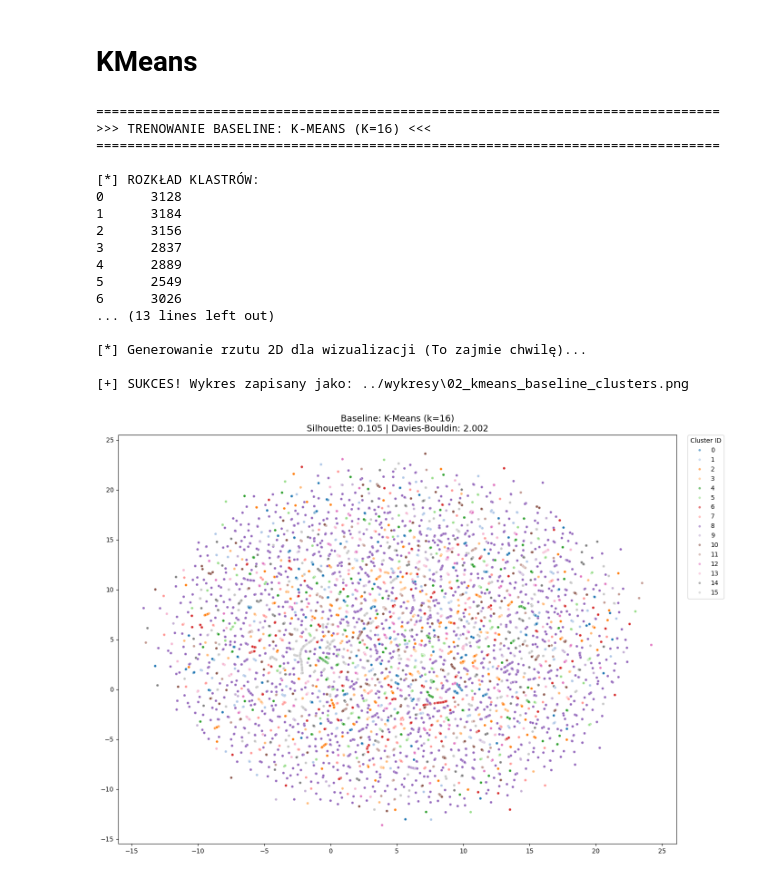
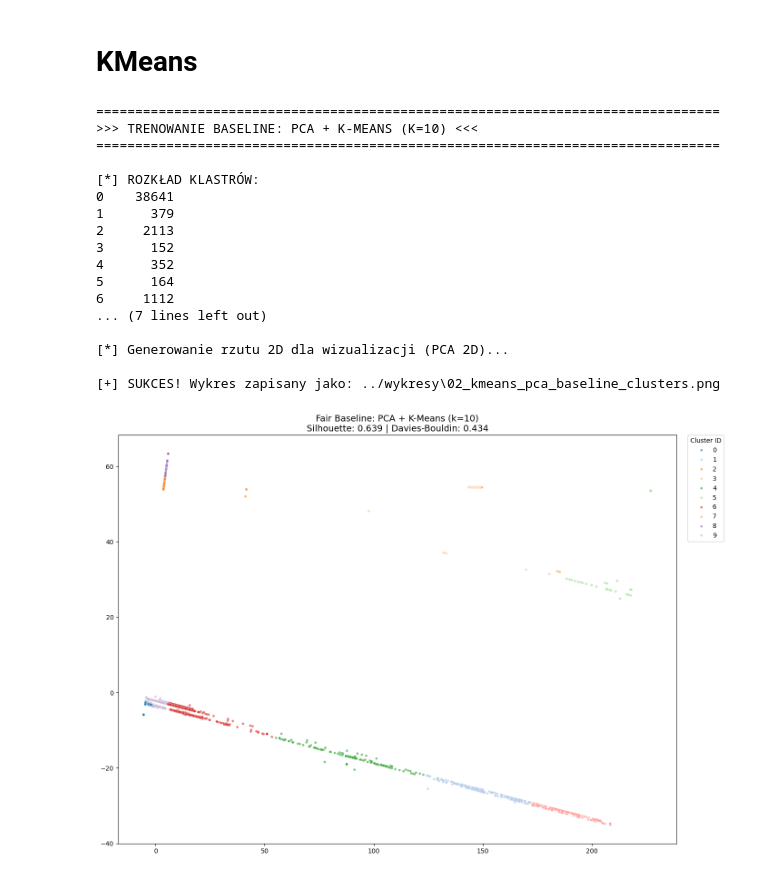
Before and after one commit to GITsciula/semi-supervised-honeypot-ml, a Jupyter notebook: notatniki/01_KMeans_Baseline.ipynb, the cells around one changed output. Cells and saved outputs as stored; diff of their text form; code cells hidden in the pictures.

Commit message:
Zmiana w KMeans (baseline PCA), Zapis UMAP w HDBSCAN, wyczyszczenie wykresów

```diff
--- a/notatniki/01_KMeans_Baseline.ipynb
+++ b/notatniki/01_KMeans_Baseline.ipynb
@@ -347,21 +341,18 @@ import matplotlib.pyplot as plt
 import seaborn as sns
 from sklearn.cluster import KMeans
 from sklearn.metrics import davies_bouldin_score, silhouette_score
-import umap.umap_ as umap
+from sklearn.decomposition import PCA
 
-# Wyciszamy ostrzeżenia scikit-learn i UMAP
-warnings.filterwarnings('ignore', message='.*n_jobs value.*')
 warnings.filterwarnings("ignore", category=UserWarning, module="sklearn.cluster._kmeans")
 
-# >>> TWOJA DECYZJA BADAWCZA: KOMPROMIS K=15 <<<
-CHOSEN_K = 16
+CHOSEN_K = 10
 print("="*80)
-print(f">>> TRENOWANIE BASELINE: K-MEANS (K={CHOSEN_K}) <<<")
+print(f">>> TRENOWANIE BASELINE: PCA + K-MEANS (K={CHOSEN_K}) <<<")
 print("="*80)
 
-# Trenujemy na 10-wymiarowej macierzy UMAP
+# Trenujemy na 10-wymiarowej macierzy PCA
 kmeans = KMeans(n_clusters=CHOSEN_K, random_state=42, n_init=10)
-labels_kmeans = kmeans.fit_predict(X_train_umap)
+labels_kmeans = kmeans.fit_predict(X_train_pca)
 
 print("\n[*] ROZKŁAD KLASTRÓW:")
 cluster_counts = pd.Series(labels_kmeans).value_counts().sort_index()
@@ -369,57 +360,56 @@ print(cluster_counts)
 print("-" * 30)
 
 # Metryki oceny klastrowania
-db_score = davies_bouldin_score(X_train_umap, labels_kmeans)
+db_score = davies_bouldin_score(X_train_pca, labels_kmeans)
 print(f"[+] Davies-Bouldin Index: {db_score:.4f} (Im mniej, tym lepiej - ocenia rozproszenie)")
 
-# Próbka dla Silhouette (aby nie zabić RAM-u)
-idx = np.random.choice(len(X_train_umap), min(10000, len(X_train_umap)), replace=False)
-sil_km = silhouette_score(X_train_umap[idx], labels_kmeans[idx])
+# Próbka dla Silhouette
+idx = np.random.choice(len(X_train_pca), min(10000, len(X_train_pca)), replace=False)
+sil_km = silhouette_score(X_train_pca[idx], labels_kmeans[idx])
 print(f"[+] Silhouette Score:     {sil_km:.4f} (Na próbce 10k - ocenia spójność)")
 
 # Wizualizacja 2D
-print("\n[*] Generowanie rzutu 2D dla wizualizacji (To zajmie chwilę)...")
-if X_train_umap.shape[1] > 2:
-    # Dodane n_jobs=1, żeby UMAP nie krzyczał o konfliktach wielowątkowości
-    reducer_viz = umap.UMAP(n_components=2, random_state=42, init='random', n_jobs=1)
-    embedding = reducer_viz.fit_transform(X_train_umap)
+print("\n[*] Generowanie rzutu 2D dla wizualizacji (PCA 2D)...")
+if X_train_pca.shape[1] > 2:
+    reducer_viz = PCA(n_components=2, random_state=42)
+    embedding = reducer_viz.fit_transform(X_train_pca)
 else:
-    embedding = X_train_umap
+    embedding = X_train_pca
 
 plt.figure(figsize=(14, 10))
 sns.scatterplot(
     x=embedding[:, 0], y=embedding[:, 1],
     hue=labels_kmeans, palette='tab20',
     s=15, alpha=0.6, legend='full'
 )
 
-plt.title(f"Baseline: K-Means (k={CHOSEN_K})\nSilhouette: {sil_km:.3f} | Davies-Bouldin: {db_score:.3f}", fontsize=14)
+plt.title(f"Fair Baseline: PCA + K-Means (k={CHOSEN_K})\nSilhouette: {sil_km:.3f} | Davies-Bouldin: {db_score:.3f}", fontsize=14)
 plt.legend(bbox_to_anchor=(1.02, 1), loc=2, borderaxespad=0., title="Cluster ID")
 plt.tight_layout()
 
 # Zapis do pliku
 output_dir = '../wykresy'
 if not os.path.exists(output_dir): os.makedirs(output_dir)
-filename = os.path.join(output_dir, '02_kmeans_baseline_clusters.png')
+filename = os.path.join(output_dir, '02_kmeans_pca_baseline_clusters.png')
 plt.savefig(filename, dpi=300, bbox_inches='tight')
 print(f"\n[+] SUKCES! Wykres zapisany jako: {filename}")
 plt.show()
 # %% [output]
 ================================================================================
->>> TRENOWANIE BASELINE: K-MEANS (K=16) <<<
+>>> TRENOWANIE BASELINE: PCA + K-MEANS (K=10) <<<
 ================================================================================
 
 [*] ROZKŁAD KLASTRÓW:
-0      3128
-1      3184
-2      3156
-3      2837
-4      2889
-5      2549
-6      3026
-... (13 lines left out)
+0    38641
+1      379
+2     2113
+3      152
+4      352
+5      164
+6     1112
+... (7 lines left out)
 
-[*] Generowanie rzutu 2D dla wizualizacji (To zajmie chwilę)...
+[*] Generowanie rzutu 2D dla wizualizacji (PCA 2D)...
 
-[+] SUKCES! Wykres zapisany jako: ../wykresy\02_kmeans_baseline_clusters.png
+[+] SUKCES! Wykres zapisany jako: ../wykresy\02_kmeans_pca_baseline_clusters.png
-[figure, old version]
+[figure, new version]
```
Also changed, not shown: parts of 2 cells of this notebook, 14 other files.
